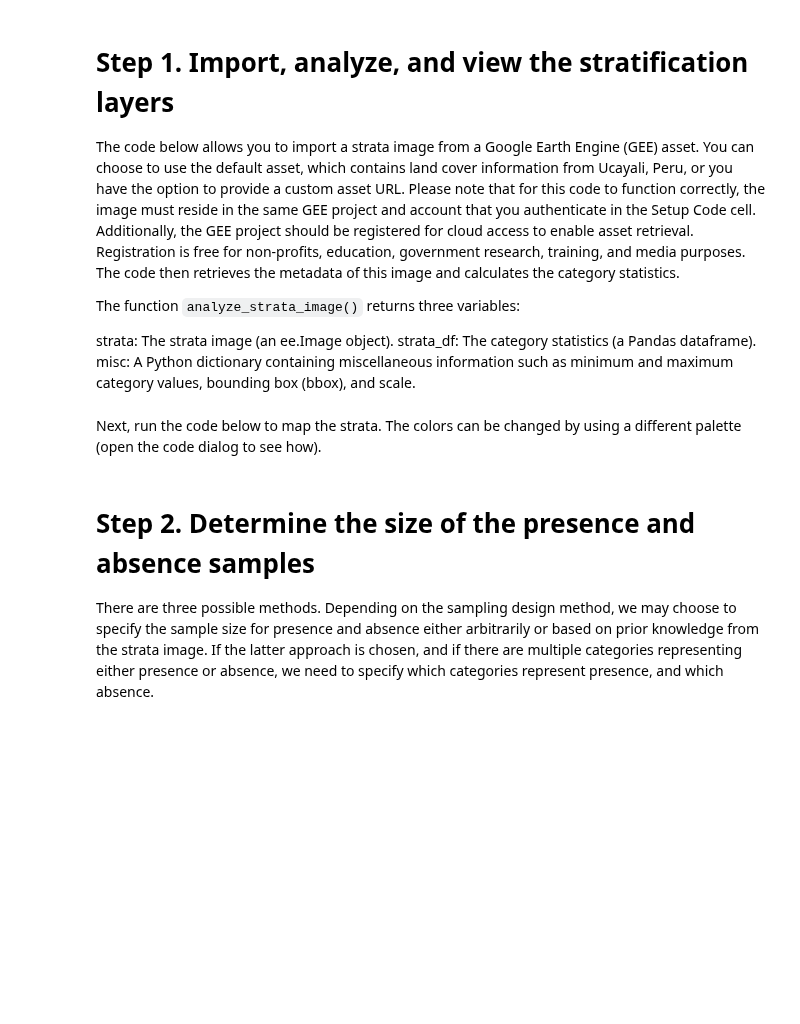
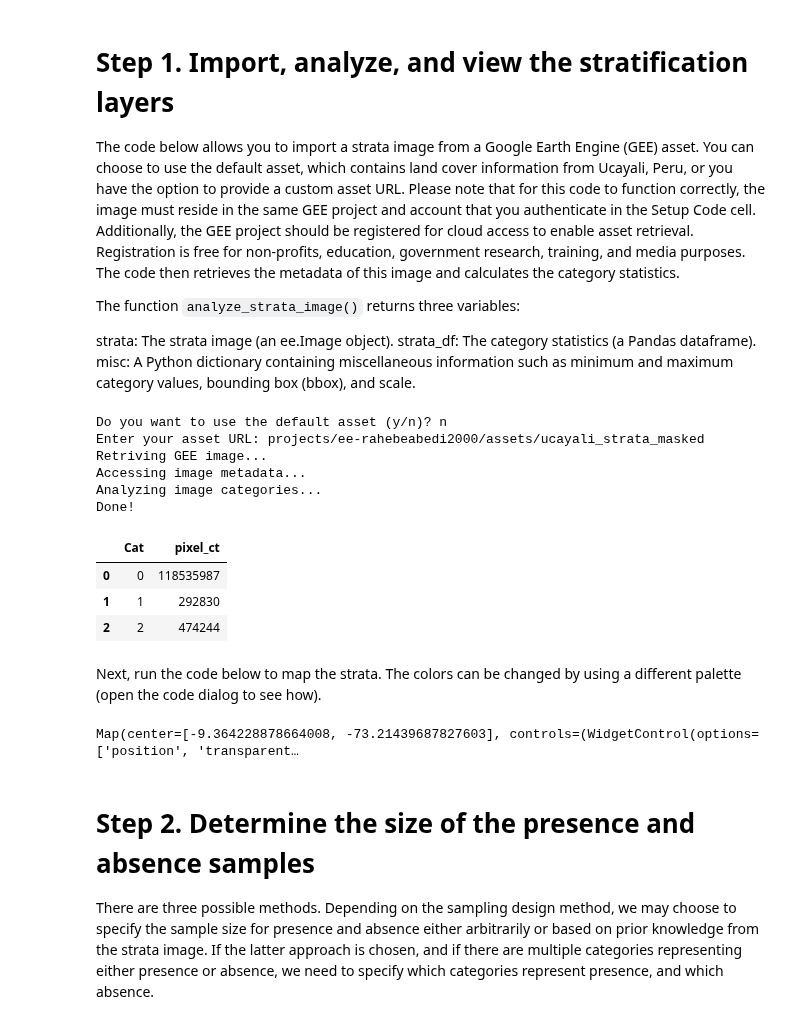
Before and after one commit to NaiaraSPinto/VegMapper, a Jupyter notebook: calval/create_sample.ipynb, the cells around one changed output. Saved outputs shown, nothing was run; the diff lists cells and outputs as text; code cells hidden in the pictures; blank space fills up the shorter version.

```diff
--- a/calval/create_sample.ipynb
+++ b/calval/create_sample.ipynb
@@ -75,15 +96,40 @@ strata_df: The category statistics (a Pandas dataframe).
 misc: A Python dictionary containing miscellaneous information such as minimum and maximum category values, bounding box (bbox), and scale.
 # %%
 # @title (RUN) Import, analyze GEE land cover
+
 default_asset = "users/michaeljcecil/Updated_Strata_v2"
-user_choice = input("Do you want to use the default asset (y/n)? ").lower()
 
-if user_choice == 'y':
-    asset = default_asset
-else:
-    asset = input("Enter your asset URL: ")
+while True:
+    user_choice = input("Do you want to use the default asset (y/n)? ").lower()
+
+    if user_choice == 'y':
+        asset = default_asset
+        break
+    else:
+        asset = input("Enter your asset URL: ")
+
+    # Checking if the image is a categorical map with integer pixel values
+    strata = ee.Image(asset)
+    if isinstance(strata, ee.Image):
+        if strata.getInfo()['bands'][0]['data_type']['type'] == 'PixelType':
+            pixel_type = strata.getInfo()['bands'][0]['data_type']['precision']
+            if pixel_type == 'int':
+                break
+            else:
+                print("Asset must have integer pixel values. Please select a different asset.")
 
 strata, strata_df, misc = analyze_strata_image(asset)
 strata_df
+# %% [output]
+Do you want to use the default asset (y/n)? n
+Enter your asset URL: projects/ee-rahebeabedi2000/assets/ucayali_strata_masked
+Retriving GEE image...
+Accessing image metadata...
+Analyzing image categories...
+Done!
+|  | Cat | pixel_ct |
+| 0 | 0 | 118535987 |
+| 1 | 1 | 292830 |
+| 2 | 2 | 474244 |
 # %% [markdown]
 Next, run the code below to map the strata. The colors can be changed by using a different palette (open the code dialog to see how).
@@ -98,3 +136,23 @@ display(strata, misc)
+# %%
+#@title (RUN) Map the strata
+
+import leafmap.foliumap as leafmap
+
+palette = ['a6cee3', '1f78b4', 'b2df8a', '33a02c','fb9a99', 'e31a1c', 'fdbf6f',
+           'ff7f00','cab2d6', '6a3d9a', 'ffff99', 'b15928']
+
+legend_keys = strata_df['Cat']
+color_keys = palette[0:len(legend_keys)]
+
+legend_dict = {key: color for key, color in zip(legend_keys, color_keys)}
+
+m = leafmap.Map()
+# m.add_basemap('OpenStreetMap')
+m = display(strata, misc, palette=color_keys)
+m.add_legend(title='Legend', legend_dict=legend_dict, draggable=True)
+m
+# %% [output]
+Map(center=[-9.364228878664008, -73.21439687827603], controls=(WidgetControl(options=['position', 'transparent…
 # %% [markdown]
 # Step 2. Determine the size of the **presence** and **absence** samples
 
```
Also changed, not shown: parts of 14 cells of this notebook.
